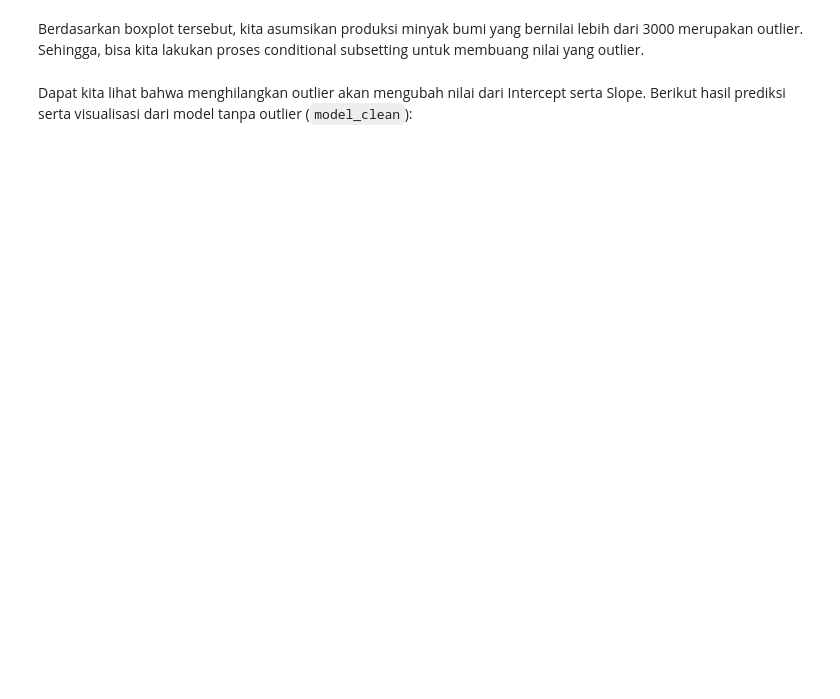
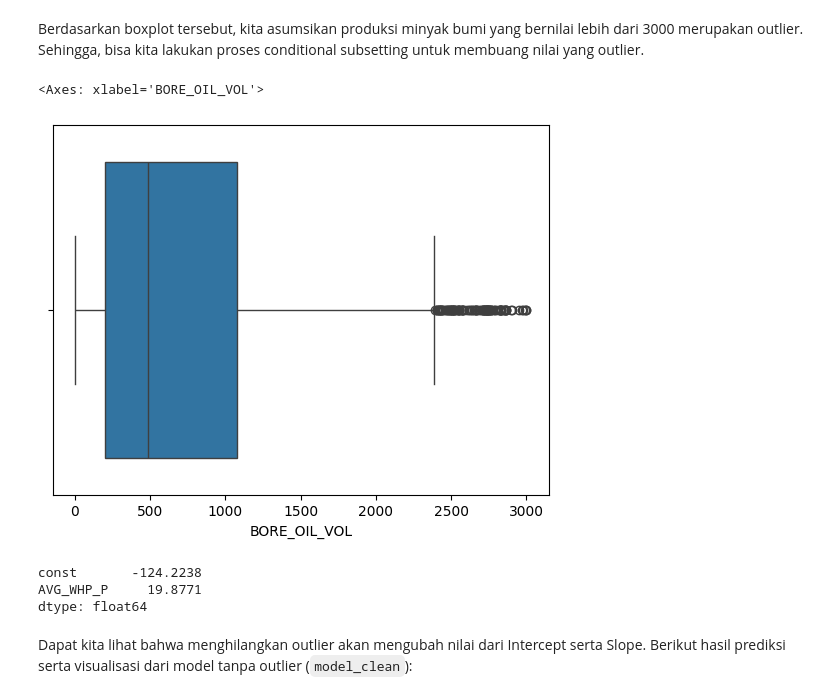
Before and after one commit to mhaniffajari/Data-Science-Project, a Jupyter notebook: Algoritma Training/4_rm-main/Inclass Freeport Regression.ipynb, the cells around one changed output. Drawn from its saved outputs; the diff is of its cells as text; code cells hidden in the pictures; blank space fills up the shorter version.

```diff
--- a/Algoritma Training/4_rm-main/Inclass Freeport Regression.ipynb
+++ b/Algoritma Training/4_rm-main/Inclass Freeport Regression.ipynb
@@ -200,6 +200,7 @@ Jalankan code dibawah ini untuk mengubah tipe data:
 # %%
 # mengubah tipe data
 volve['DATE_PERIOD'] = pd.to_datetime(volve['DATE_PERIOD'])
+volve['NPD_WELL_BORE_NAME'] = volve['NPD_WELL_BORE_NAME'].astype('category')
 # %% [markdown]
 ### Cek missing values
 
@@ -576,20 +655,29 @@ plt.boxplot(x=volve['BORE_OIL_VOL'], vert=False);
 Berdasarkan boxplot tersebut, kita asumsikan produksi minyak bumi yang bernilai lebih dari 3000 merupakan outlier. Sehingga, bisa kita lakukan proses conditional subsetting untuk membuang nilai yang outlier.
 # %%
 # remove outlier menggunakan conditional subsetting
-volve_clean = ...
+volve_clean = volve[volve['BORE_OIL_VOL'] < 3000]
+# %%
+sns.boxplot(x=volve_clean['BORE_OIL_VOL'])
+# %% [output]
+<Axes: xlabel='BORE_OIL_VOL'>
+[figure, added]
 # %%
 # melakukan modeling dengan data baru
 # define predictor variable
-x_clean = sm.add_constant( ... )
+x_clean = sm.add_constant( volve_clean['AVG_WHP_P'] )
 
 # define target variable
-y_clean = ...
+y_clean = volve_clean['BORE_OIL_VOL']
 
 # build model without outlier
 ols_clean = sm.OLS(y_clean, x_clean)
 model_clean = ols_clean.fit()
 
 model_clean.params
+# %% [output]
+const       -124.2238
+AVG_WHP_P     19.8771
+dtype: float64
 # %% [markdown]
 Dapat kita lihat bahwa menghilangkan outlier akan mengubah nilai dari Intercept serta Slope. Berikut hasil prediksi serta visualisasi dari model tanpa outlier (`model_clean`):
 # %%
```
Also changed, not shown: parts of 32 cells of this notebook.
